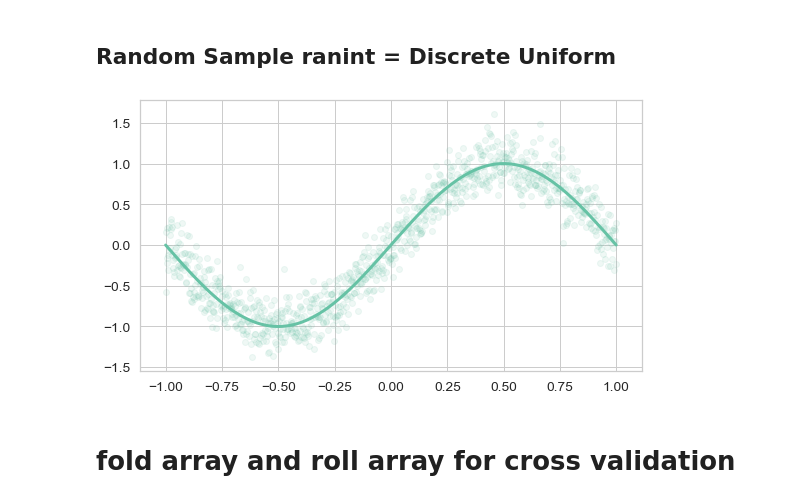
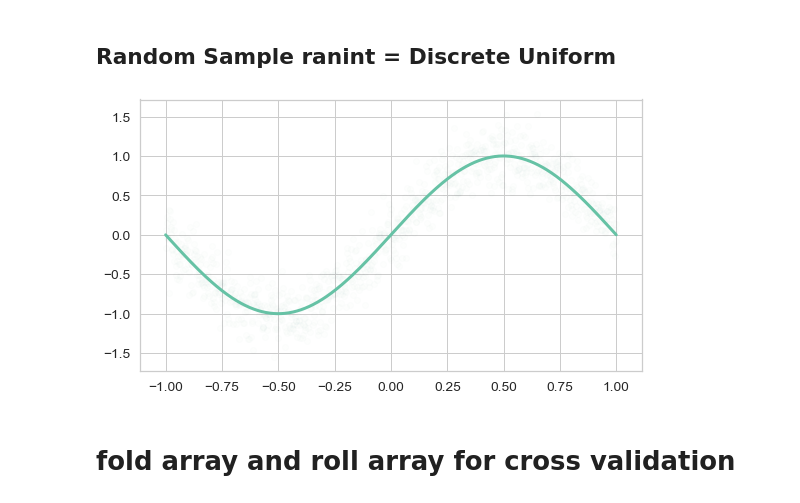
Before and after one commit to chuan-khuna/Datamining, a Jupyter notebook: CrossValidation/cross_validation.ipynb, the cells around one changed output. Drawn from its saved outputs; the diff is of its cells as text; code cells hidden in the pictures.

```diff
--- a/CrossValidation/cross_validation.ipynb
+++ b/CrossValidation/cross_validation.ipynb
@@ -29,10 +29,10 @@ y_noise = y + noise
 # %%
 fig = plt.figure(figsize=(9, 5))
 plt.plot(x, y)
-plt.scatter(x, y_noise, alpha=0.1)
-plt.savefig('./CrossValidation/scatter.png', dpi=150)
+plt.scatter(x, y_noise, alpha=0.01)
+plt.savefig('./01-scatter.png', dpi=150)
 # %% [output]
-[figure, old version]
+[figure, new version]
 # %% [markdown]
 # fold array and roll array for cross validation
 # %%
```
Also changed, not shown: parts of 7 cells of this notebook, 19 other files.
